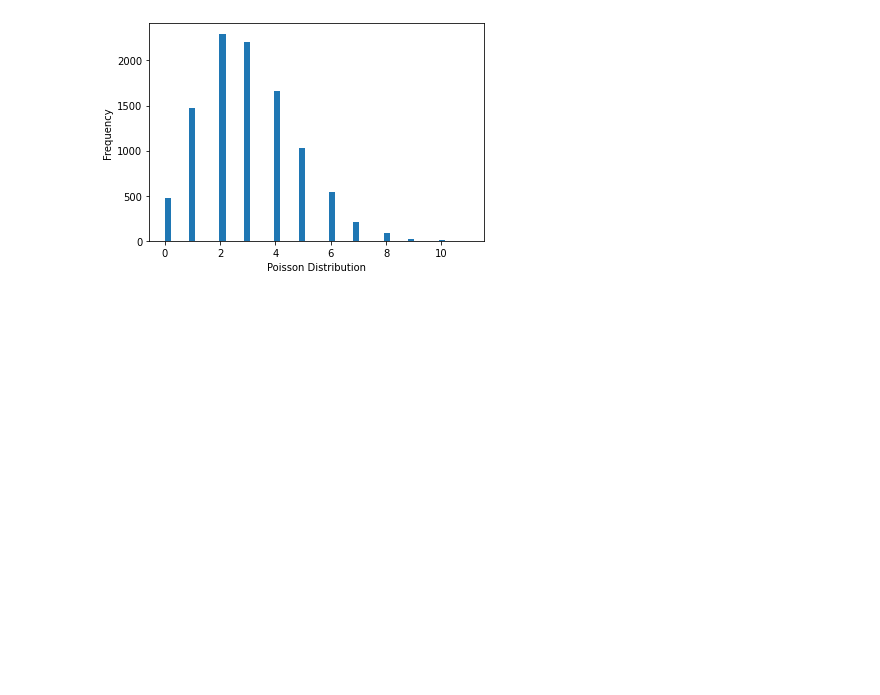
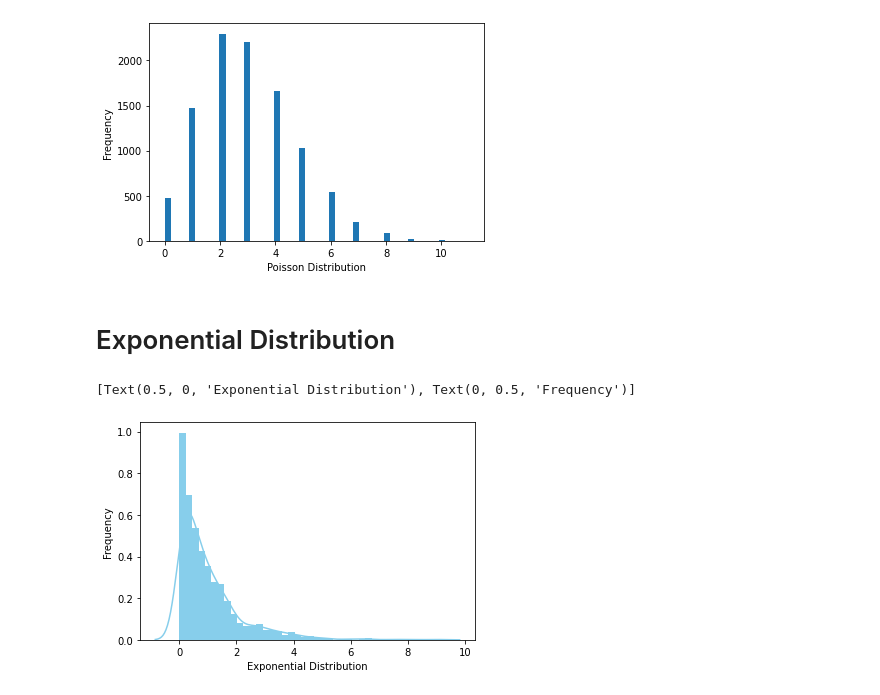
Before and after one commit to AzadMehedi/Statistics, a Jupyter notebook: Stats_probability_distribution_2.ipynb, the cells around one changed output. Saved outputs shown, nothing was run; the diff lists cells and outputs as text; code cells hidden in the pictures; blank space fills up the shorter version.

```diff
--- a/Stats_probability_distribution_2.ipynb
+++ b/Stats_probability_distribution_2.ipynb
@@ -36,3 +36,16 @@ ax.set(xlabel='Poisson Distribution', ylabel='Frequency')
 # %% [output]
 [Text(0.5, 0, 'Poisson Distribution'), Text(0, 0.5, 'Frequency')]
 [figure]
+# %% [markdown]
+# Exponential Distribution
+# %%
+from scipy.stats import expon
+data_expon = expon.rvs(loc=0, scale=1, size=1000)
+
+ax = sns.distplot(data_expon, kde=True,
+                  color='skyblue',
+                  hist_kws={"linewidth": 15,'alpha':1})
+ax.set(xlabel='Exponential Distribution', ylabel='Frequency')
+# %% [output]
+[Text(0.5, 0, 'Exponential Distribution'), Text(0, 0.5, 'Frequency')]
+[figure, added]
```
Also changed, not shown: parts of 4 cells of this notebook.
